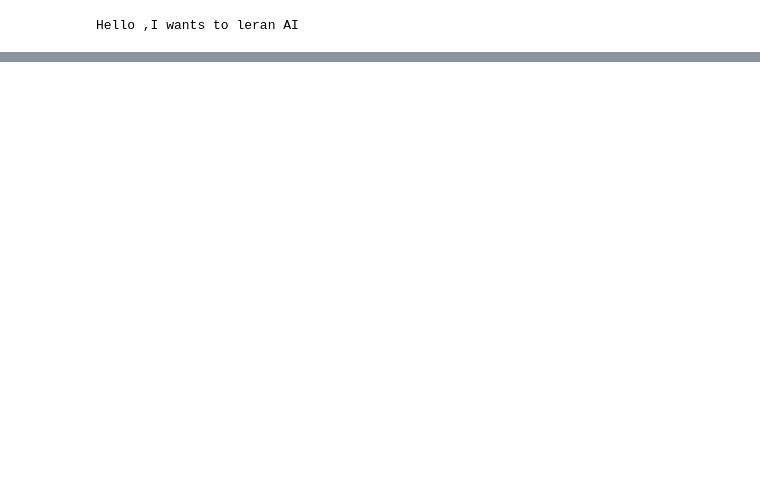
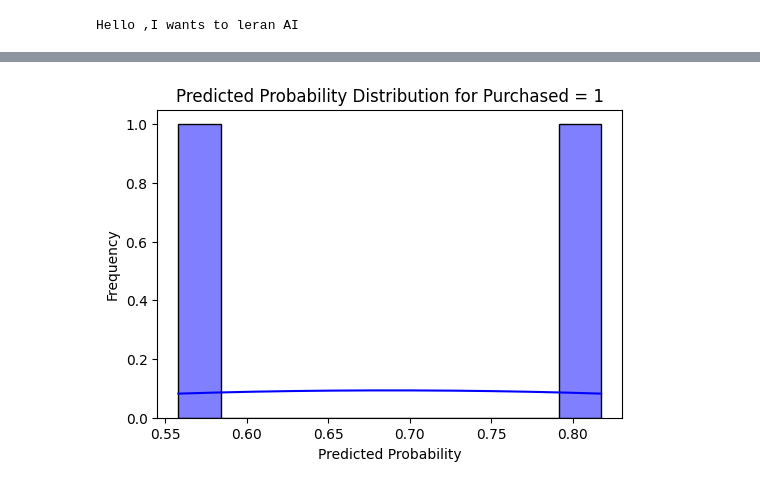
Before and after one commit to PratikshaShelke24/AI, a Jupyter notebook: lab1.ipynb, the cells around one changed output, grey strips where cells are left out. Saved outputs shown, nothing was run; the diff lists cells and outputs as text; code cells hidden in the pictures; blank space fills up the shorter version.

```diff
--- a/lab1.ipynb
+++ b/lab1.ipynb
@@ -20,0 +202,2 @@ for i in range(10):
+# %%
+y_prob = model.predict_proba(X_test)[:, 1]
@@ -20,0 +206,9 @@ for i in range(10):
+# %%
+plt.figure(figsize=(6, 4))
+sns.histplot(y_prob, bins=10, kde=True, color='blue')
+plt.title('Predicted Probability Distribution for Purchased = 1')
+plt.xlabel('Predicted Probability')
+plt.ylabel('Frequency')
+plt.show()
+# %% [output]
+[figure, added]
```
Also changed, not shown: parts of 41 cells of this notebook.
